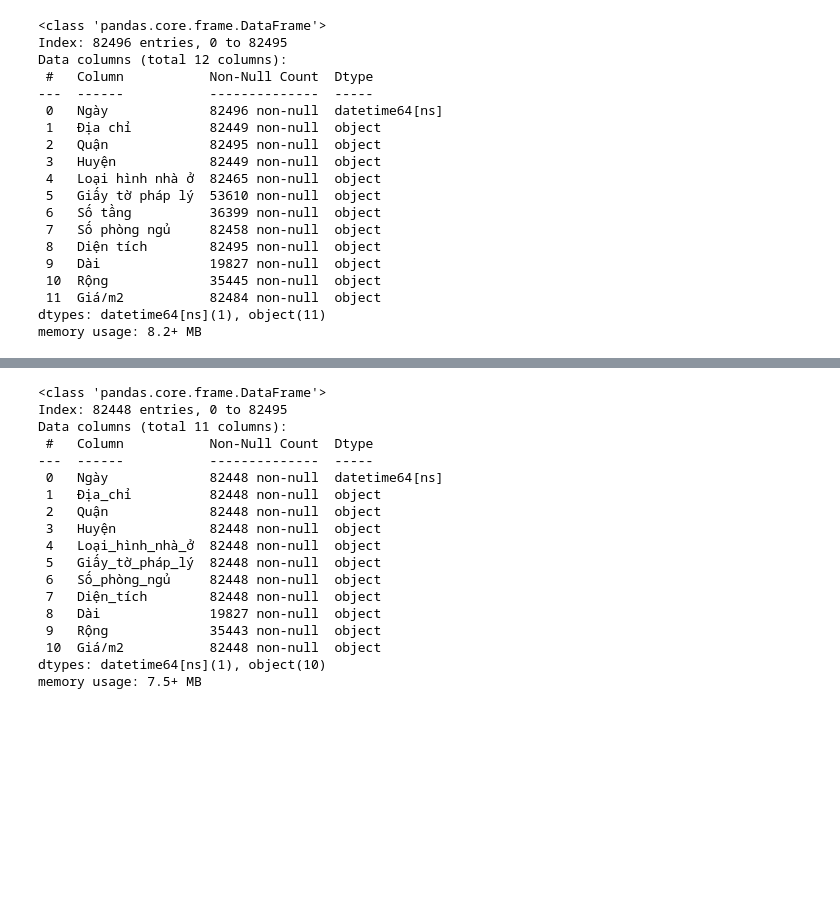
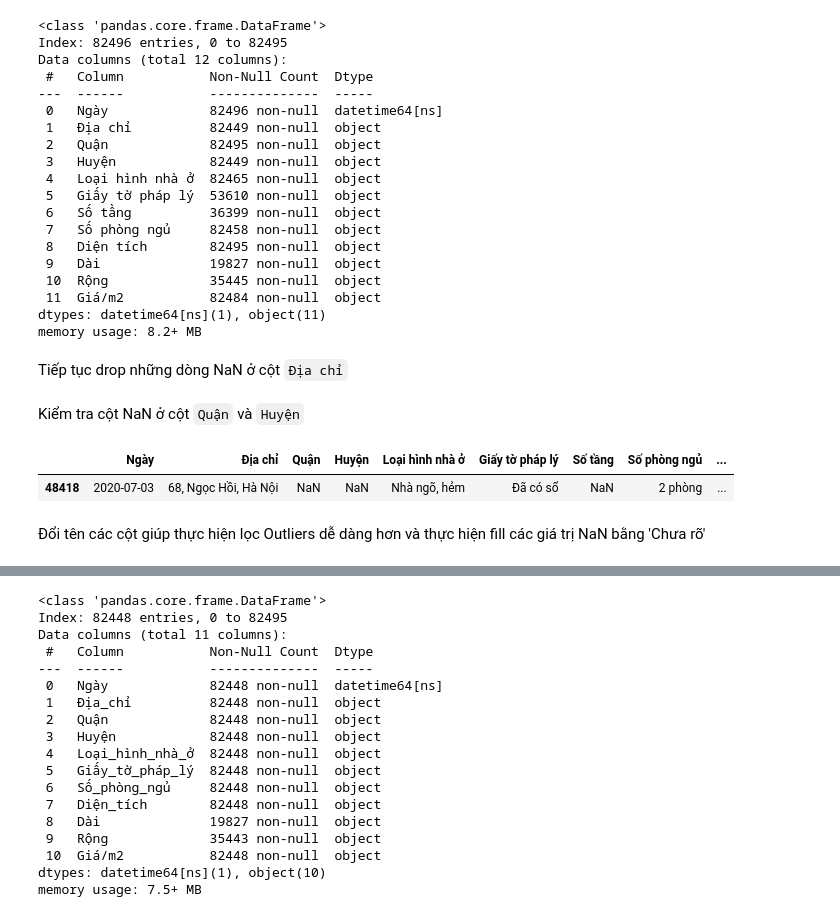
Before and after one commit to Hoangnhan1708/hn_house_price_dashboard, a Jupyter notebook: preprocess-vn-house-price.ipynb, the cells around one changed output, grey strips where cells are left out. Drawn from its saved outputs; the diff is of its cells as text; code cells hidden in the pictures; blank space fills up the shorter version.

```diff
--- a/preprocess-vn-house-price.ipynb
+++ b/preprocess-vn-house-price.ipynb
@@ -17,0 +46,6 @@ lat_long_df_2 = pd.read_csv('./result_df_2.csv')
+# %%
+if sum(df.duplicated()) == 0:
+    print('Dữ liệu không có dòng bị trùng lặp')
+else:
+    print('Dữ liệu có', sum(df.duplicated()), 'dòng bị trùng lặp')
+    df=df.drop_duplicates()
@@ -48,7 +106,14 @@ Data columns (total 12 columns):
  11  Giá/m2           82484 non-null  object
 dtypes: datetime64[ns](1), object(11)
 memory usage: 8.2+ MB
+# %% [markdown]
+Tiếp tục drop những dòng NaN ở cột `Địa chỉ`
 # %%
 df = df.dropna(subset=['Địa chỉ'])
+# %% [markdown]
+Kiểm tra cột NaN ở cột `Quận` và `Huyện`
 # %%
-df.loc[df['Quận'].isna(), 'Quận'] = 'Huyện Thanh Trì'
+df[df["Quận"].isnull()]
+# %% [output]
+|  | Ngày | Địa chỉ | Quận | Huyện | Loại hình nhà ở | Giấy tờ pháp lý | Số tầng | Số phòng ngủ | ... |
+| 48418 | 2020-07-03 | 68, Ngọc Hồi, Hà Nội | NaN | NaN | Nhà ngõ, hẻm | Đã có sổ | NaN | 2 phòng | ... |
@@ -55,3 +124,5 @@ df.loc[df['Quận'].isna(), 'Quận'] = 'Huyện Thanh Trì'
+# %% [markdown]
+Đổi tên các cột giúp thực hiện lọc Outliers dễ dàng hơn và thực hiện fill các giá trị NaN bằng 'Chưa rõ'
 # %%
 df.rename(columns = {'Loại hình nhà ở':'Loại_hình_nhà_ở', 'Giấy tờ pháp lý':'Giấy_tờ_pháp_lý',
                               'Số phòng ngủ':'Số_phòng_ngủ', 'Diện tích': 'Diện_tích', 'Địa chỉ': 'Địa_chỉ'}, inplace = True)
```
Also changed, not shown: parts of 43 cells of this notebook.
